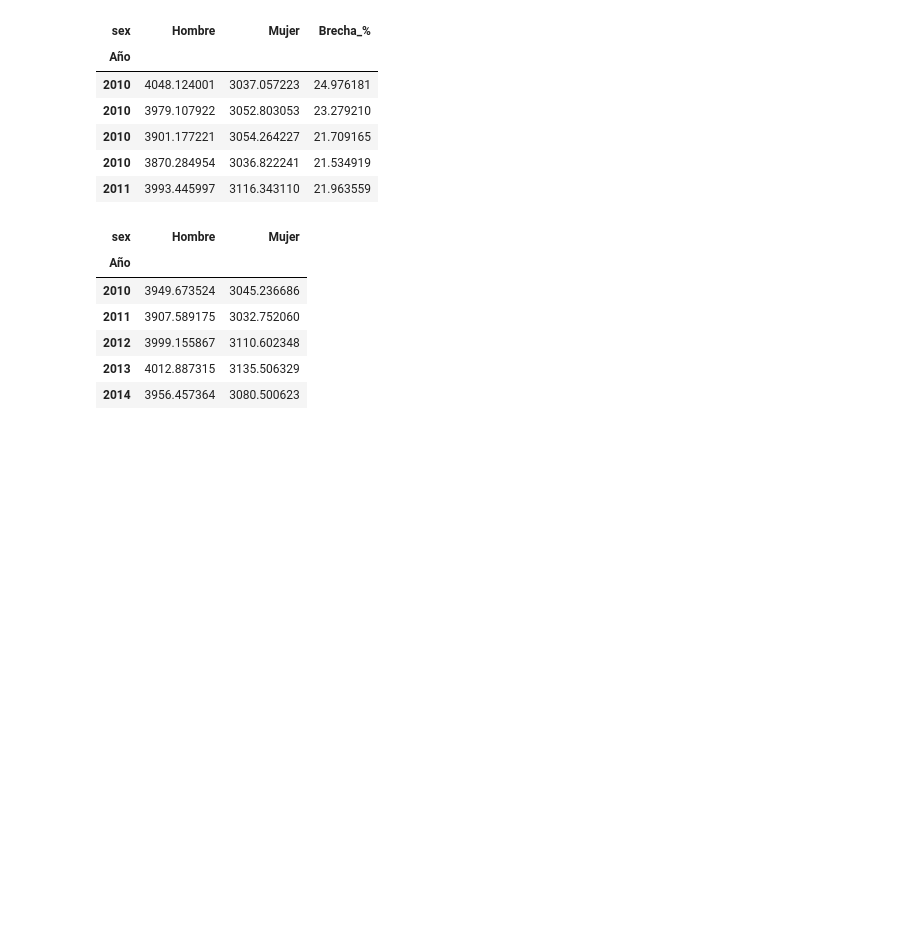
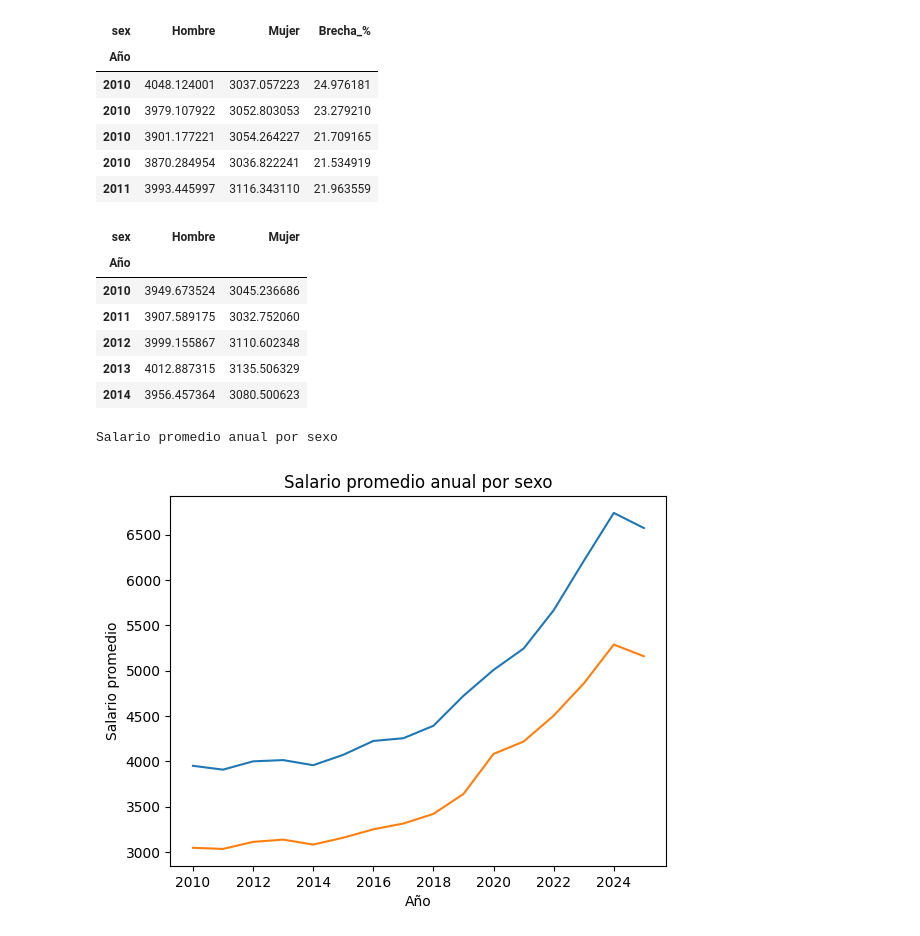
Before and after one commit to Monserrat-Vil/brecha_salarial, a Jupyter notebook: 1_gender-wagegap_fullanalysis.ipynb, the cells around one changed output. Cells and saved outputs as stored; diff of their text form; code cells hidden in the pictures; blank space fills up the shorter version.

Commit message:
feat: se crea gráfico de líneas de salario promedio anual por sexo

```diff
--- a/1_gender-wagegap_fullanalysis.ipynb
+++ b/1_gender-wagegap_fullanalysis.ipynb
@@ -176,3 +176,17 @@ salario_anual.head()
 | 2012 | 3999.155867 | 3110.602348 |
 | 2013 | 4012.887315 | 3135.506329 |
 | 2014 | 3956.457364 | 3080.500623 |
+# %%
+import matplotlib.pyplot as plt
+import seaborn as sns
+
+print("Salario promedio anual por sexo")
+plt.figure()
+plt.title("Salario promedio anual por sexo")
+plt.plot(salario_anual)
+plt.xlabel("Año")
+plt.ylabel("Salario promedio")
+plt.show()
+# %% [output]
+Salario promedio anual por sexo
+[figure, added]
```
